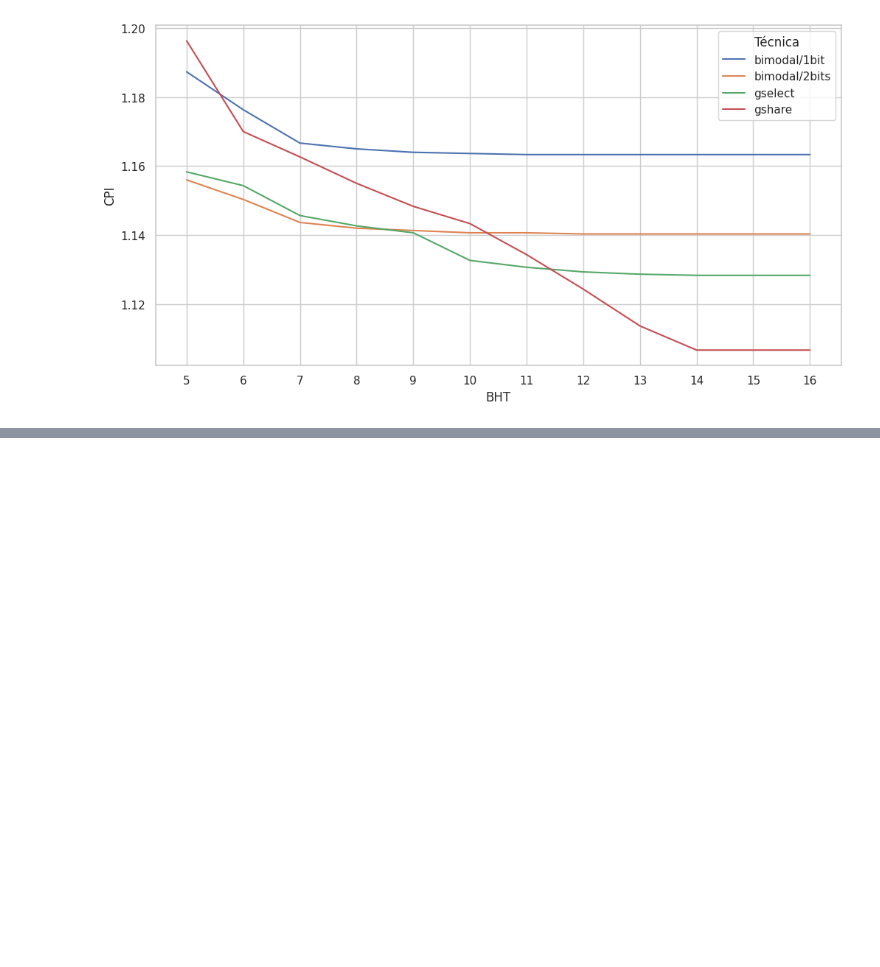
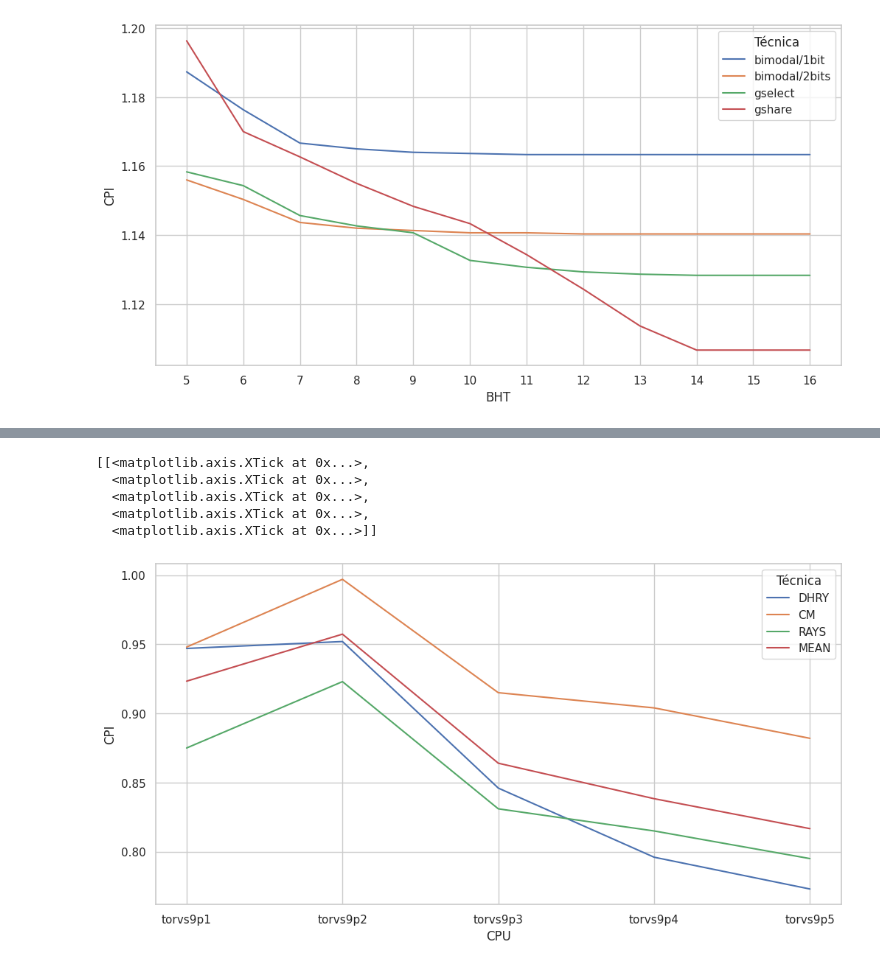
Before and after one commit to arruk/TRYonRISCV, a Jupyter notebook: sim.ipynb, the cells around one changed output, grey strips where cells are left out. Cells and saved outputs as stored; diff of their text form; code cells hidden in the pictures; blank space fills up the shorter version.

```diff
--- a/sim.ipynb
+++ b/sim.ipynb
@@ -503,0 +712,25 @@ g.set(xticks=dfc8['BHT'])
+# %%
+cols = ["CPU", "CPI"]
+df0 = pd.read_csv("INFO/BENCH/TORVS/dhrystones.csv", usecols=["CPU","CPI"], nrows=5)
+df0['Técnica']="DHRY"
+df1 = pd.read_csv("INFO/BENCH/TORVS/coremark.csv", usecols=["CPU","CPI"], nrows=5)
+df1['Técnica']="CM"
+df2 = pd.read_csv("INFO/BENCH/TORVS/raystones.csv", usecols=["CPU","CPI"], nrows=5)
+df2['Técnica']="RAYS"
+
+dfc3 = pd.concat([df0, df1, df2]).groupby('CPU', as_index=False).agg({'CPI':'mean'})
+dfc3['Técnica']="MEAN"
+
+bench = pd.concat([df0, df1, df2, dfc3])
+
+sns.set(style="whitegrid", rc={"figure.figsize":(12, 6)})
+
+ax = sns.lineplot(x='CPU', y='CPI', data=bench, hue='Técnica')
+ax.set(xticks=df0['CPU'])
+# %% [output]
+[[<matplotlib.axis.XTick at 0x...>,
+  <matplotlib.axis.XTick at 0x...>,
+  <matplotlib.axis.XTick at 0x...>,
+  <matplotlib.axis.XTick at 0x...>,
+  <matplotlib.axis.XTick at 0x...>]]
+[figure, added]
```
Also changed, not shown: parts of 41 cells of this notebook, 29 other files.
